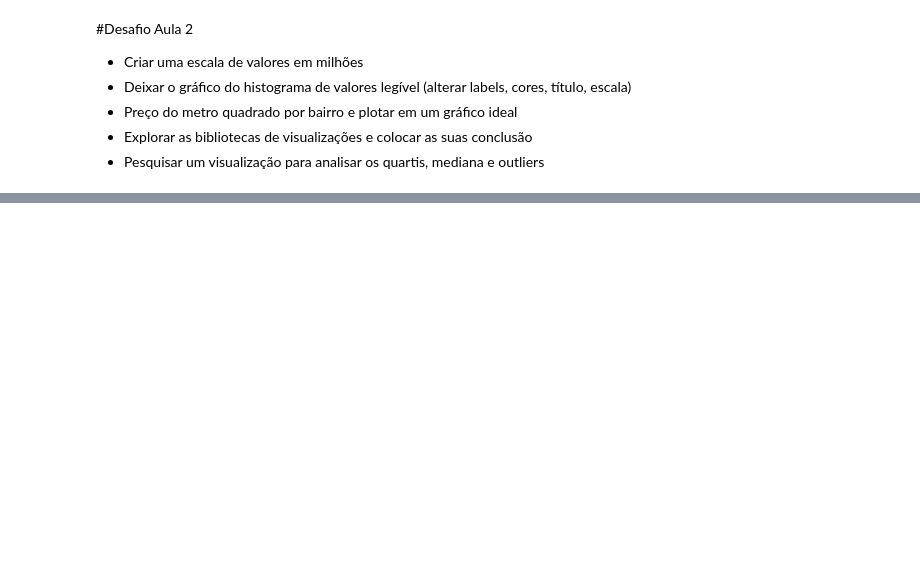
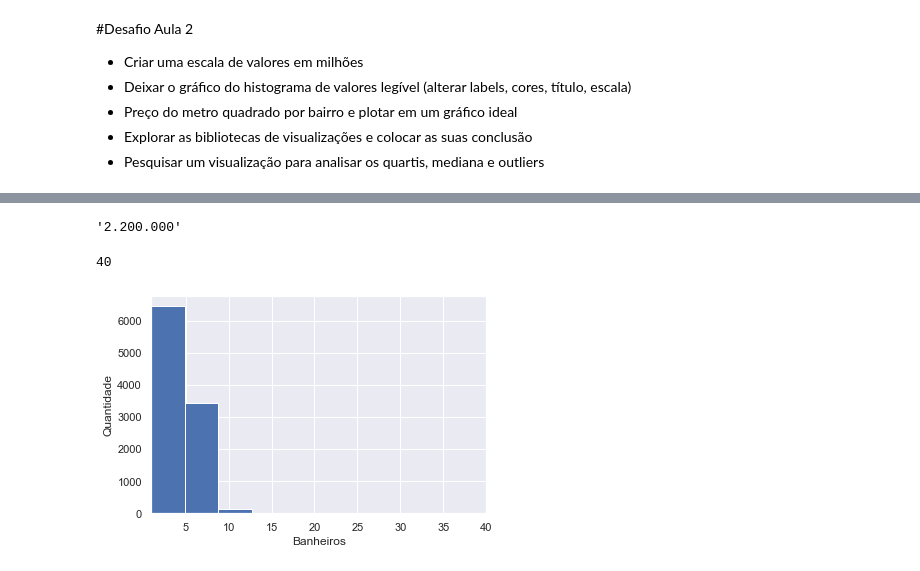
Before and after one commit to aleavenger/Imersao-4, a Jupyter notebook: Imersao_dados_4_aula02.ipynb, the cells around one changed output, grey strips where cells are left out. Saved outputs shown, nothing was run; the diff lists cells and outputs as text; code cells hidden in the pictures; blank space fills up the shorter version.

```diff
--- a/Imersao_dados_4_aula02.ipynb
+++ b/Imersao_dados_4_aula02.ipynb
@@ -367,0 +379,20 @@ plt.show()
+# %%
+# # dados.Banheiros.max()
+valor_max_ban = dados.Valor_anuncio[dados.Banheiros.max()]
+valor_max_ban
+# %% [output]
+'2.200.000'
+# %%
+dados.Banheiros.max()
+# %% [output]
+40
+# %%
+dados.Banheiros.plot.hist()
+# dados.Vagas
+plt.xlabel("Banheiros")
+plt.ylabel("Quantidade")
+plt.xlim(dados.Banheiros.min(),dados.Banheiros.max())
+# plt.ylim(-50,1000000)
+plt.show()
+# %% [output]
+[figure, added]
```
Also changed, not shown: parts of 14 cells of this notebook, 1 other file.
